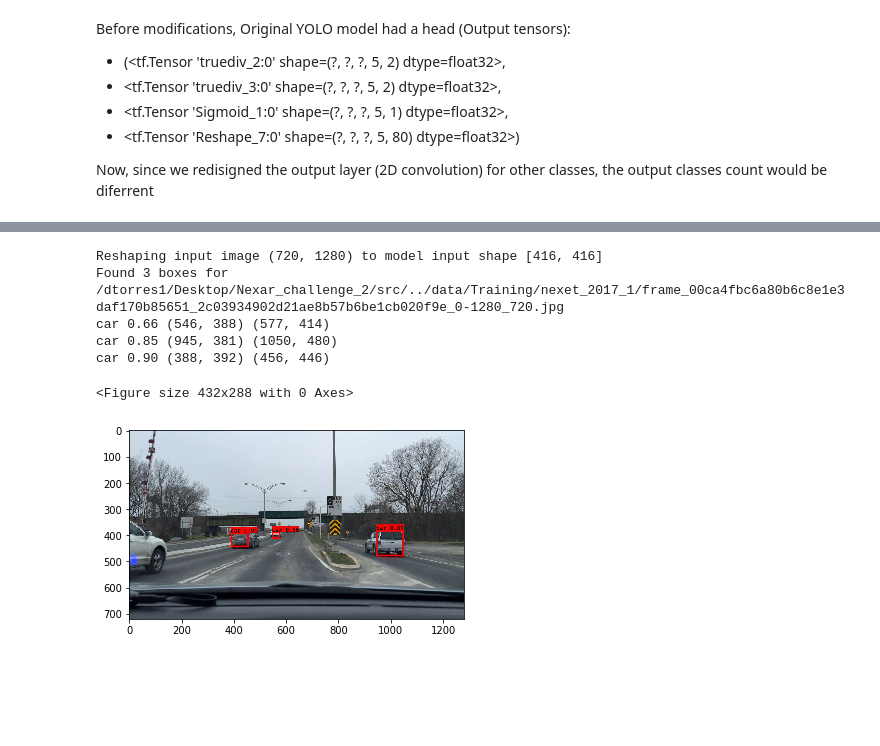
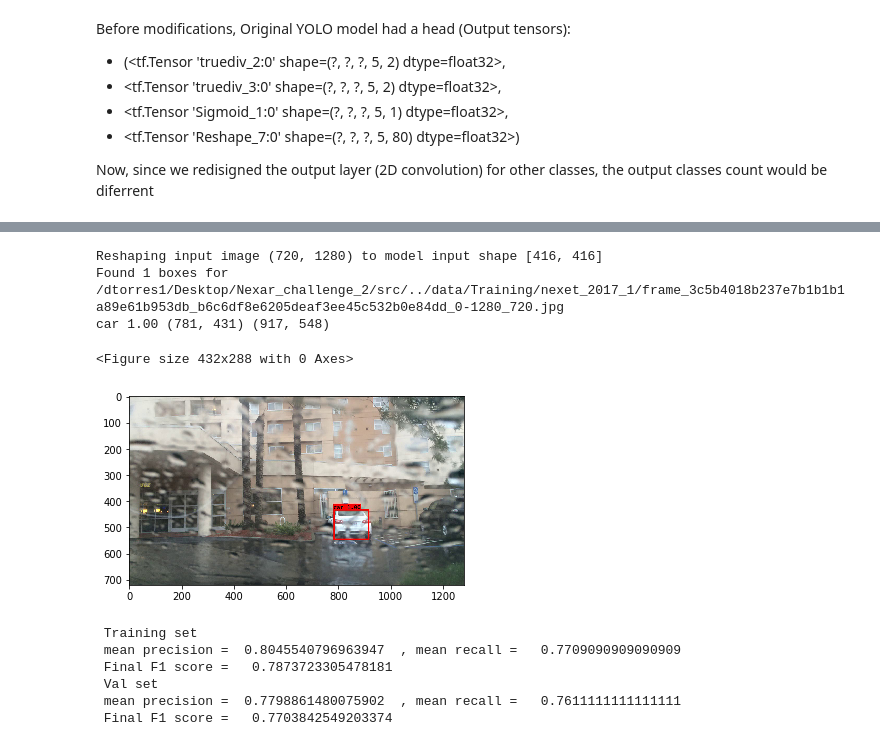
Before and after one commit to DavidTorresOcana/Nexar_challenge_2, a Jupyter notebook: src/Nexar YOLO Train-eval.ipynb, the cells around one changed output, grey strips where cells are left out. Saved outputs shown, nothing was run; the diff lists cells and outputs as text; code cells hidden in the pictures; blank space fills up the shorter version.

Commit message:
mAP and F1 score measurement reorganize soem fucntions

```diff
--- a/src/Nexar YOLO Train-eval.ipynb
+++ b/src/Nexar YOLO Train-eval.ipynb
@@ -593,16 +405,17 @@ IndexError: index 20 is out of bounds for axis 1 with size 13
 ## 3 Evaluate (Validate) the training
 # %%
 ## Evaluating
-
 # Create the model again??: Do it if not loaded
 model_body, model = create_model(anchors, class_names, load_pretrained=False, freeze_body=False)
 
 sess = K.get_session()
 
 # Load the weights of the last trained model onto the loaded model(model_body: YOLO model)
-model_body.load_weights('trained_stage_1.h5')
+# model_body.load_weights('trained_stage_1.h5')
 # model_body.load_weights('trained_stage_2_best.h5')
-# model_body.load_weights('trained_stage_2.h5')
+model_body.load_weights('trained_stage_2_overfit.h5')
+
+# model_body.load_weights('trained_stage_2_best_overfit.h5')
 # %%
 model_body.summary()
 # %% [output]
@@ -695,17 +461,33 @@ def predict_any(sess , model, image_file, anchors, class_names, max_boxes, score
 # %%
 dts_files = os.listdir(images_dir+str(1))
 plt.figure()
 out_scores, out_boxes, out_classes = predict_any(sess, model_body,
                                                  val_set_files[ np.random.randint(0,high=len(val_set_files)) ],
                                                  anchors, class_names,
-                                                max_boxes=10,
-                                                  score_threshold=.6,
-                                                      iou_threshold = 0.4)
+                                                max_boxes=17,
+                                                  score_threshold=.5,
+                                                      iou_threshold = 0.5)
 # %% [output]
 Reshaping input image (720, 1280) to model input shape [416, 416]
-Found 3 boxes for /dtorres1/Desktop/Nexar_challenge_2/src/../data/Training/nexet_2017_1/frame_00ca4fbc6a80b6c8e1e3daf170b85651_2c03934902d21ae8b57b6be1cb020f9e_0-1280_720.jpg
-car 0.66 (546, 388) (577, 414)
-car 0.85 (945, 381) (1050, 480)
-car 0.90 (388, 392) (456, 446)
+Found 1 boxes for /dtorres1/Desktop/Nexar_challenge_2/src/../data/Training/nexet_2017_1/frame_3c5b4018b237e7b1b1b1a89e61b953db_b6c6df8e6205deaf3ee45c532b0e84dd_0-1280_720.jpg
+car 1.00 (781, 431) (917, 548)
 <Figure size 432x288 with 0 Axes>
-[figure, old version]
+[figure, new version]
+# %%
+# can comapre with training_set_files and val_set_files
+data_legth = 200 # How many ramdom samples to evaluate
+print(' Training set')
+random.shuffle(training_set_files)
+mAP_eval(sess, model_body,training_set_files[0:data_legth],boxes_dir,anchors, class_idx,class_names, max_boxes=17, score_threshold=.5,
+                                                      iou_threshold = 0.5,iou_eval_threshold = 0.5)
+print(' Val set')
+random.shuffle(val_set_files)
+mAP_eval(sess, model_body,val_set_files[0:data_legth],boxes_dir,anchors,class_idx, class_names, max_boxes=17, score_threshold=.5,
+                                                      iou_threshold = 0.5,iou_eval_threshold = 0.5)
+# %% [output]
+ Training set
+ mean precision =  0.8045540796963947  , mean recall =   0.7709090909090909
+ Final F1 score =   0.7873723305478181
+ Val set
+ mean precision =  0.7798861480075902  , mean recall =   0.7611111111111111
+ Final F1 score =   0.7703842549203374
```
Also changed, not shown: parts of 15 cells of this notebook, 3 other files.
